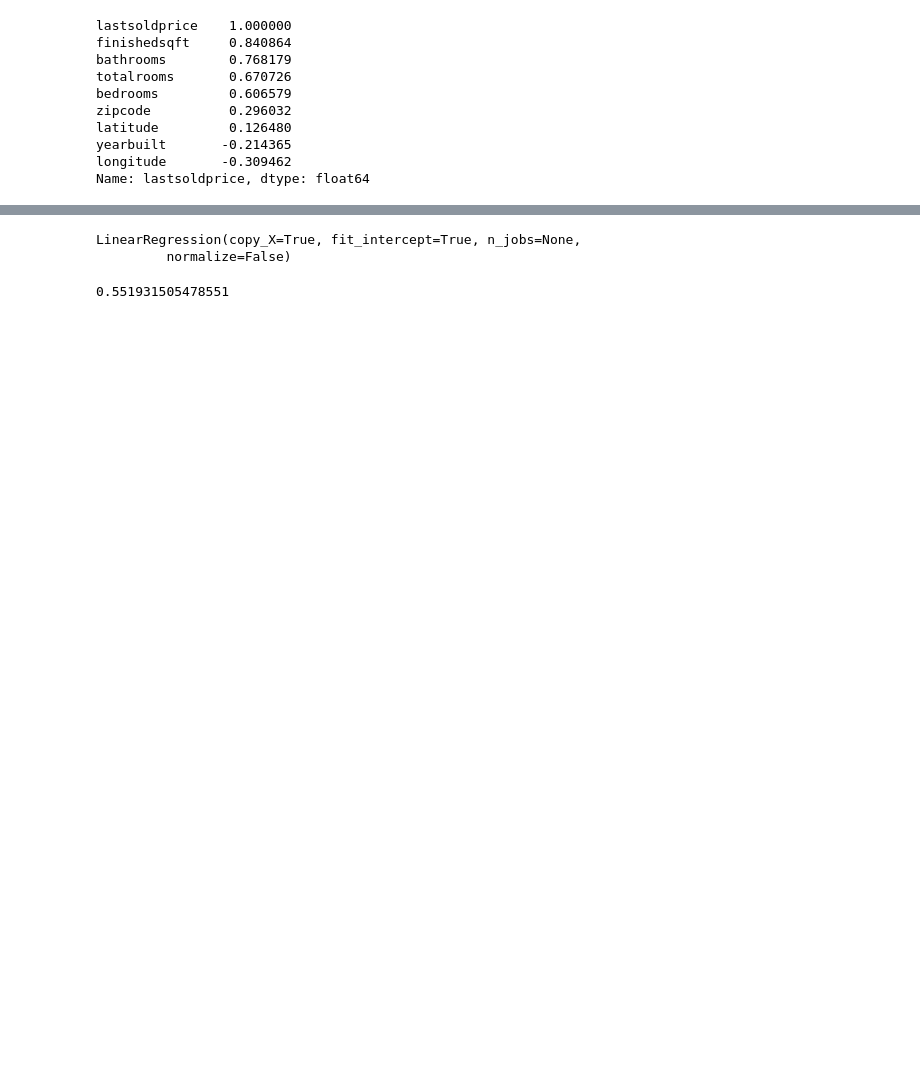
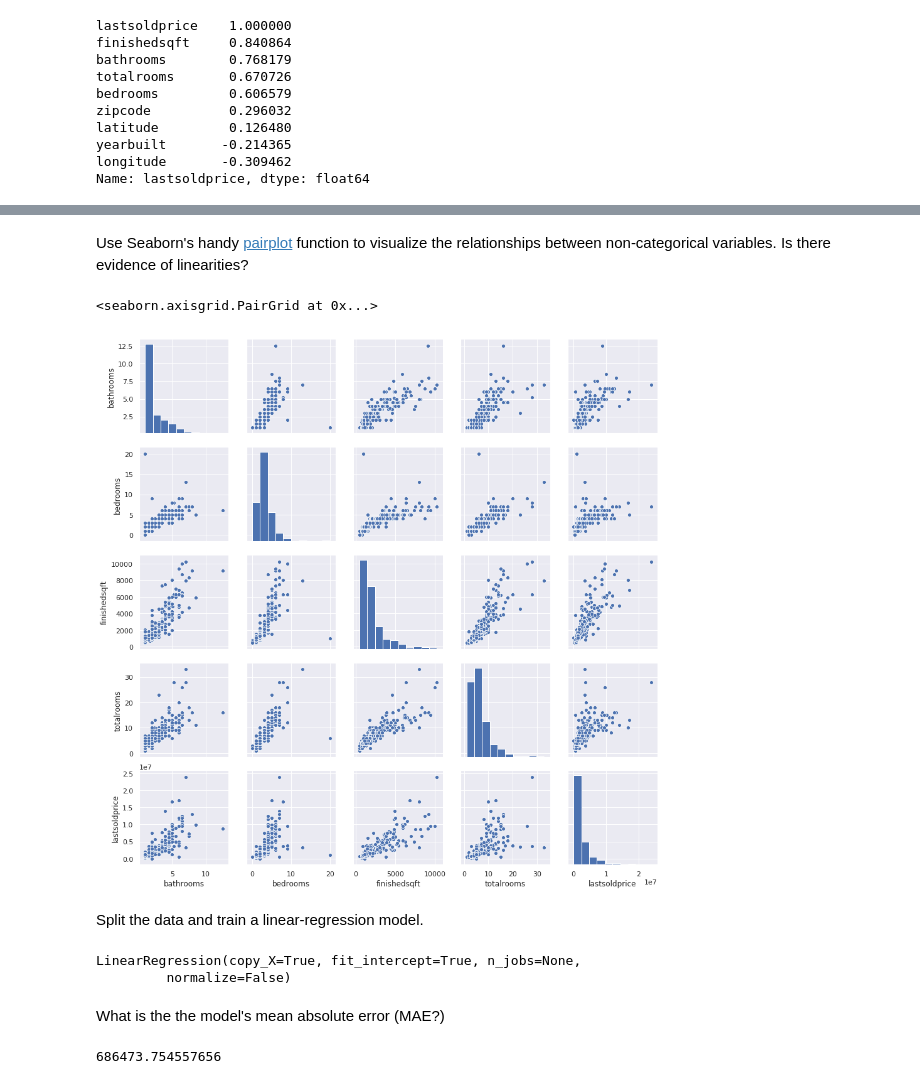
Before and after one commit to jeffprosise/Machine-Learning, a Jupyter notebook: Multiple Linear Regression.ipynb, the cells around one changed output, grey strips where cells are left out. Cells and saved outputs as stored; diff of their text form; code cells hidden in the pictures; blank space fills up the shorter version.

```diff
--- a/Multiple Linear Regression.ipynb
+++ b/Multiple Linear Regression.ipynb
@@ -0,0 +5,7 @@
+# %%
+import pandas as pd
+import matplotlib.pyplot as plt
+import seaborn as sns
+
+sns.set()
+%matplotlib inline
@@ -90,0 +105,3 @@ df.plot(kind="scatter", x="finishedsqft", y="lastsoldprice", alpha=0.5)
+# %%
+df = df.drop(['usecode_Duplex', 'usecode_MultiFamily2To4', 'usecode_Townhouse', 'usecode_Cooperative'], axis=1)
+df.head()
@@ -91,3 +115,12 @@ df.plot(kind="scatter", x="finishedsqft", y="lastsoldprice", alpha=0.5)
+# %% [markdown]
+Use Seaborn's handy [pairplot](https://seaborn.pydata.org/generated/seaborn.pairplot.html) function to visualize the relationships between non-categorical variables. Is there evidence of linearities?
+# %%
+sns.pairplot(df[['bathrooms', 'bedrooms', 'finishedsqft', 'totalrooms', 'lastsoldprice']])
+# %% [output]
+<seaborn.axisgrid.PairGrid at 0x...>
+[figure, added]
+# %% [markdown]
+Split the data and train a linear-regression model.
 # %%
 from sklearn.linear_model import LinearRegression
 from sklearn.model_selection import train_test_split
@@ -101,8 +134,11 @@ model.fit(x_train, y_train)
 # %% [output]
 LinearRegression(copy_X=True, fit_intercept=True, n_jobs=None,
          normalize=False)
-# %%
-# Compute the model's R2 score
-model.score(x_test, y_test)
-# %% [output]
-0.551931505478551
+# %% [markdown]
+What is the the model's mean absolute error (MAE?)
+# %%
+from sklearn.metrics import mean_absolute_error
+
+mean_absolute_error(y_test, model.predict(x_test))
+# %% [output]
+686473.754557656
```
Also changed, not shown: parts of 23 cells of this notebook.
